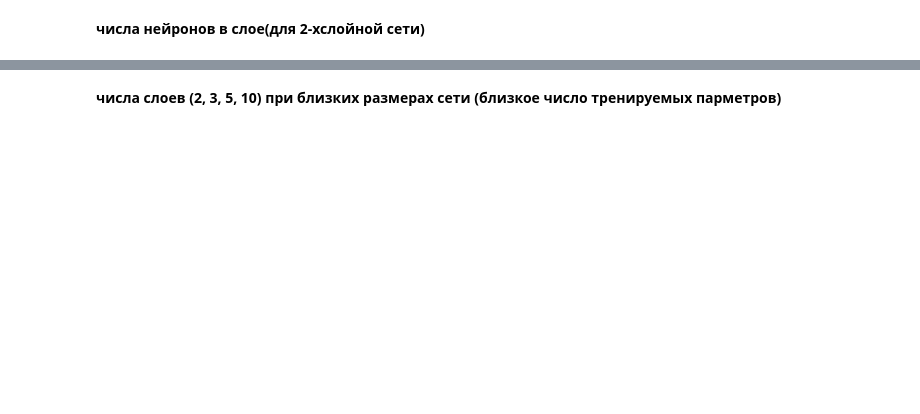
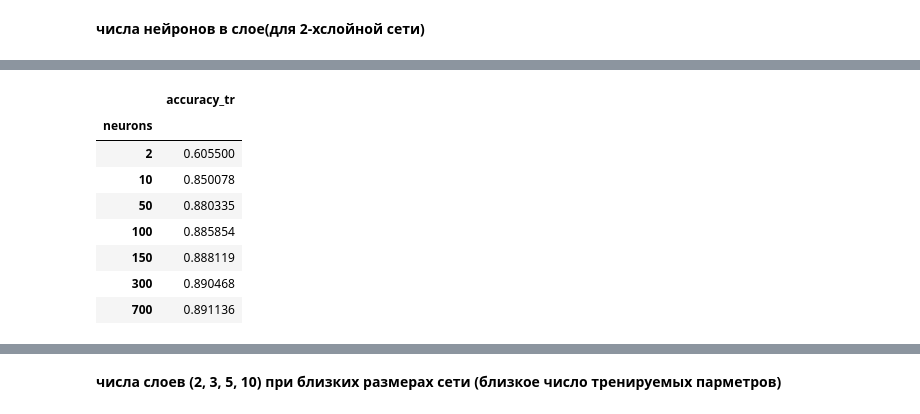
Before and after one commit to ileftor/neural_networks, a Jupyter notebook: HW2.ipynb, the cells around one changed output, grey strips where cells are left out. Drawn from its saved outputs; the diff is of its cells as text; code cells hidden in the pictures; blank space fills up the shorter version.

```diff
--- a/HW2.ipynb
+++ b/HW2.ipynb
@@ -196,0 +197,12 @@ results_neurons.head()
+# %%
+results_neurons.groupby('neurons').mean()[['accuracy_tr']]
+# %% [output]
+|  | accuracy_tr |
+| neurons |  |
+| 2 | 0.605500 |
+| 10 | 0.850078 |
+| 50 | 0.880335 |
+| 100 | 0.885854 |
+| 150 | 0.888119 |
+| 300 | 0.890468 |
+| 700 | 0.891136 |
```
Also changed, not shown: parts of 24 cells of this notebook.
